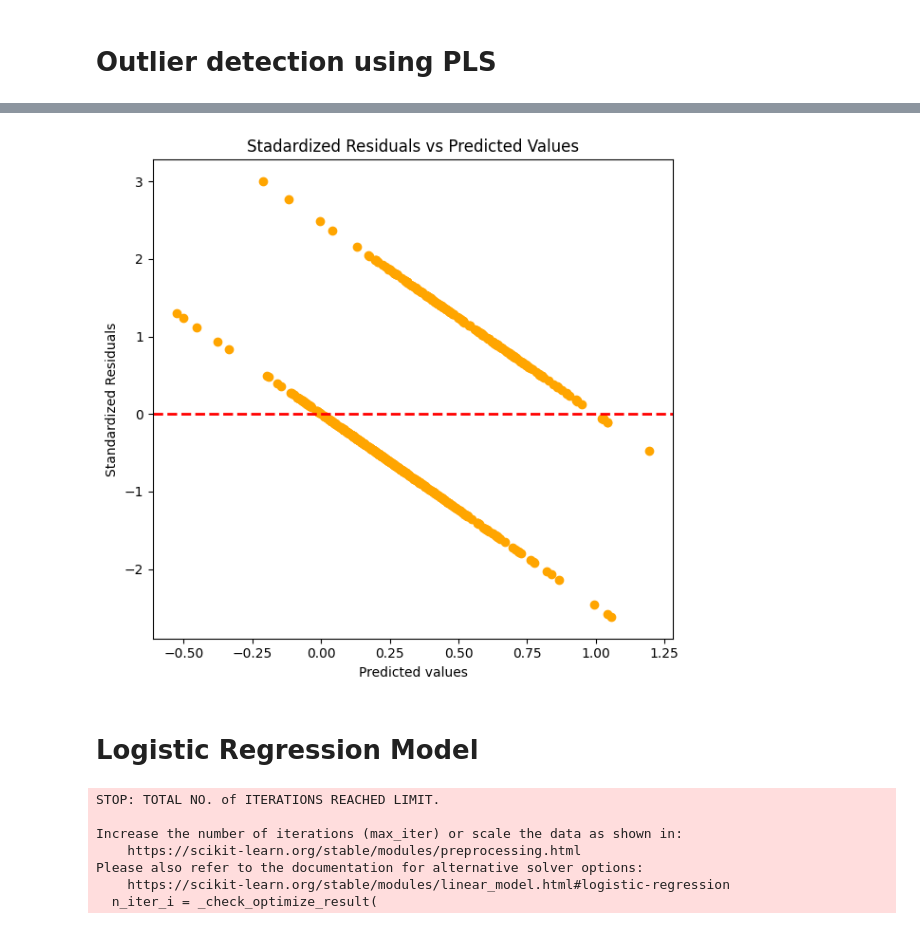
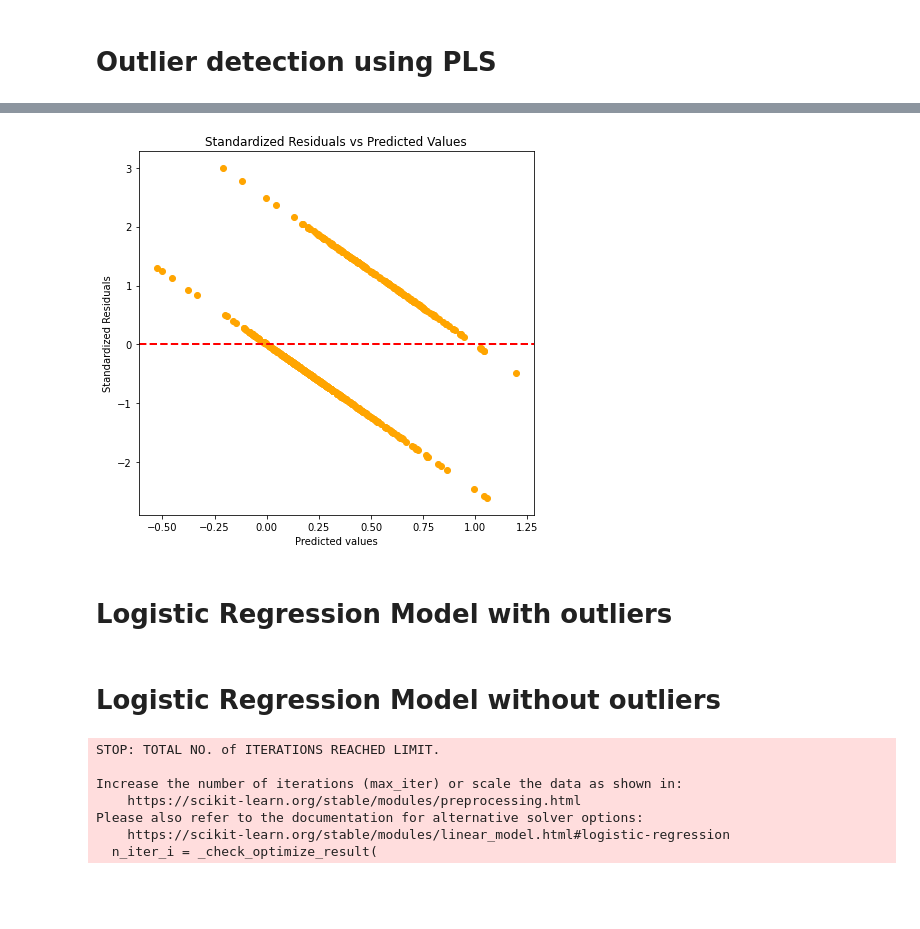
Before and after one commit to ThiruniWithana/Diabetes-prediction, a Jupyter notebook: Diabetes_Prediction.ipynb, the cells around one changed output, grey strips where cells are left out. Cells and saved outputs as stored; diff of their text form; code cells hidden in the pictures; blank space fills up the shorter version.

```diff
--- a/Diabetes_Prediction.ipynb
+++ b/Diabetes_Prediction.ipynb
@@ -44,3 +3,5 @@ To: /content/yourfile.csv
+# %%
+df = pd.read_csv('diabetes2.csv')
 # %%
 df.isnull().any()
 # %% [output]
@@ -563,22 +525,22 @@ plt.show()
 # %%
 # Calculate standardized residuals
 residuals = y - y_pred.flatten()
 residuals_std = zscore(residuals)
 
 # Mahalanobis distance
 mahalanobis_distance = np.sqrt(np.sum(residuals_std**2))
 
 # Plot results
 plt.figure(figsize=(12, 6))
 
 plt.subplot(1, 2, 1)
 plt.scatter(y_pred.flatten(), residuals_std,color='orange')
 plt.axhline(0, color='red', linestyle='--', linewidth=2)
-plt.title('Stadardized Residuals vs Predicted Values')
+plt.title('Standardized Residuals vs Predicted Values')
 plt.xlabel('Predicted values')
 plt.ylabel('Standardized Residuals')
 
 plt.tight_layout()
 plt.show()
 # %% [output]
-[figure, old version]
+[figure, new version]
@@ -585,5 +549,7 @@ plt.show()
 # %% [markdown]
-# Logistic Regression Model
+# Logistic Regression Model with outliers
+# %% [markdown]
+# Logistic Regression Model without outliers
 # %%
 from sklearn.linear_model import LogisticRegression
 from sklearn.metrics import accuracy_score, confusion_matrix, classification_report
```
Also changed, not shown: parts of 21 cells of this notebook.
